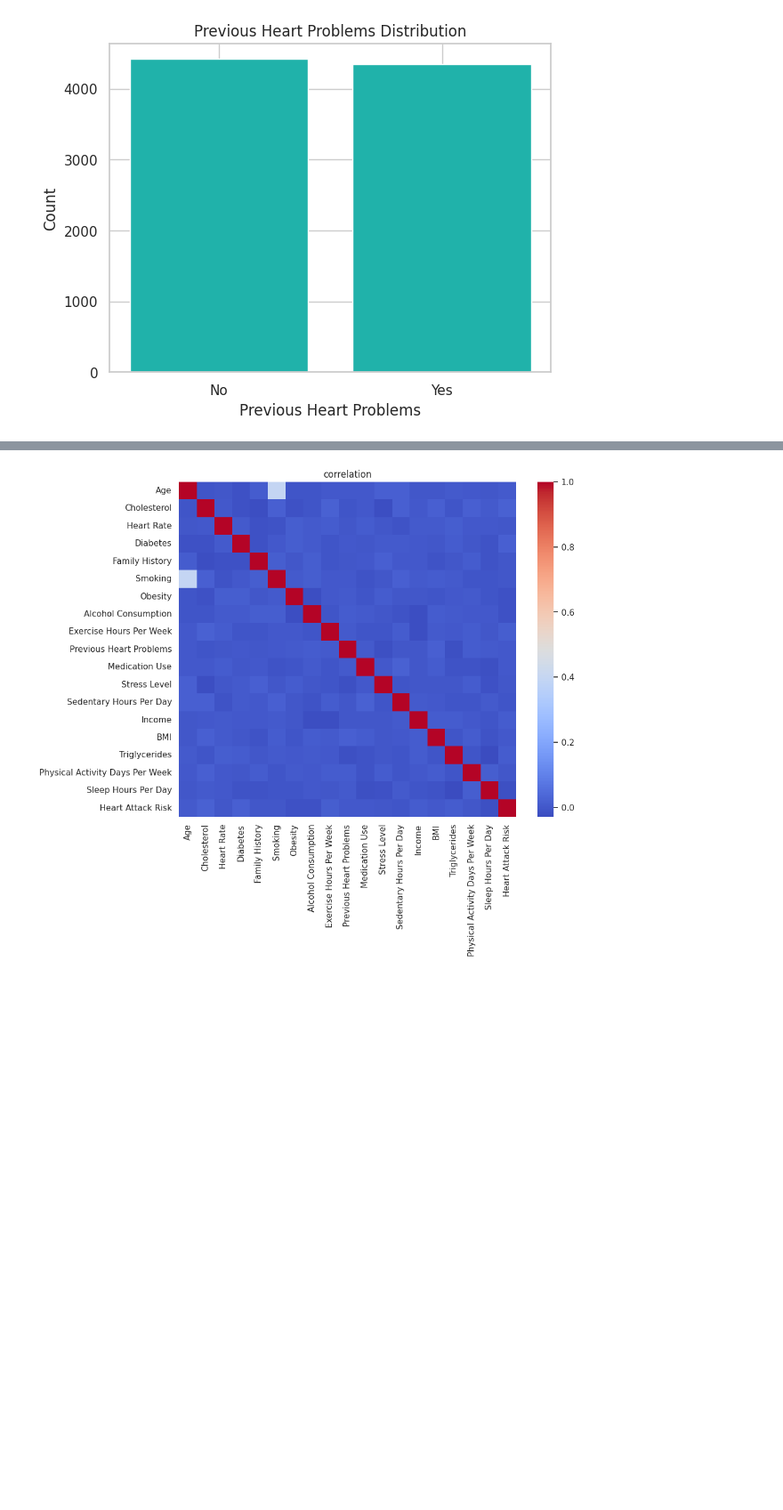
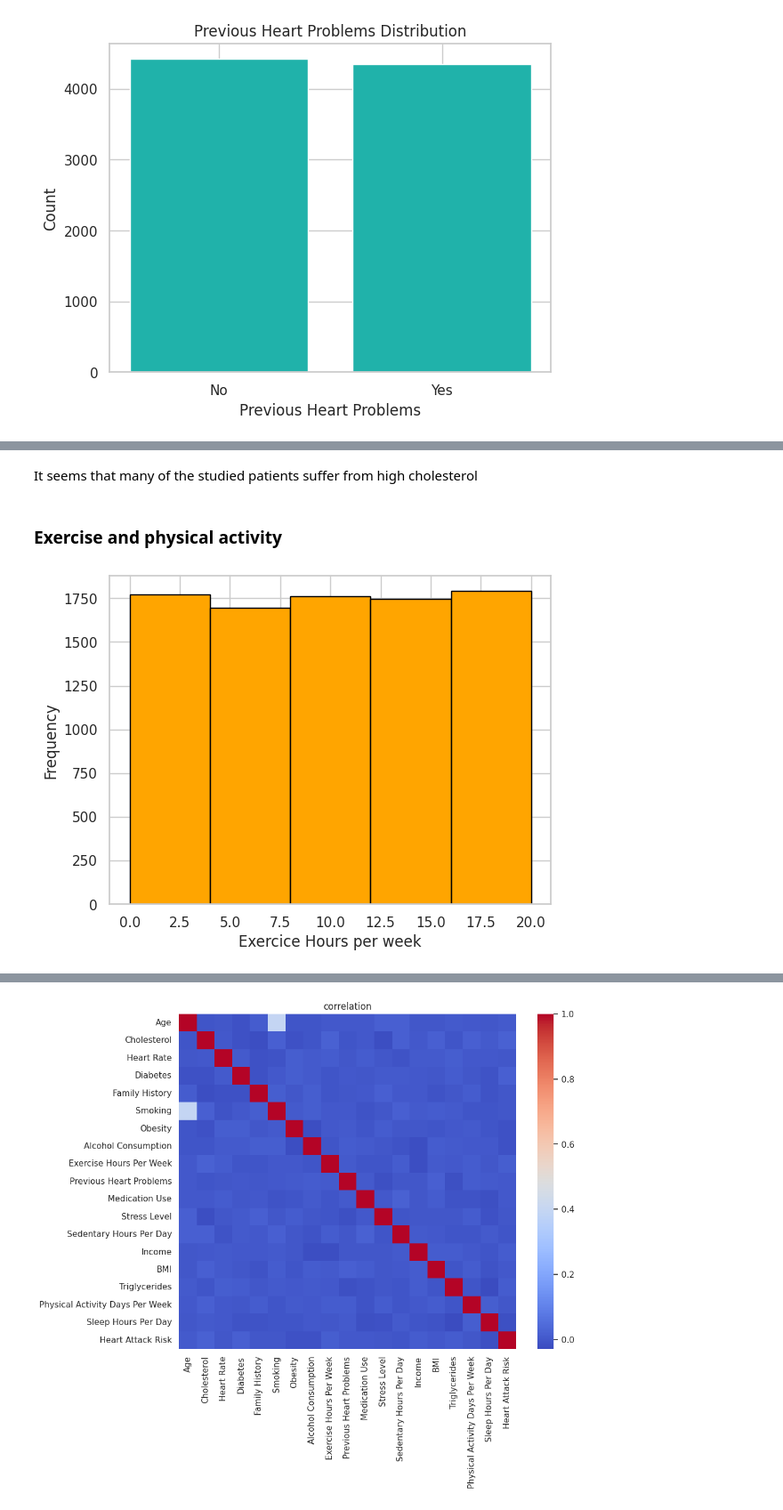
Before and after one commit to Aymanjeb/AAA-project, a Jupyter notebook: Data Analysis.ipynb, the cells around one changed output, grey strips where cells are left out. Shown: that part at 89% size. Cells and saved outputs as stored; diff of their text form; code cells hidden in the pictures; blank space fills up the shorter version.

```diff
--- a/Data Analysis.ipynb
+++ b/Data Analysis.ipynb
@@ -206,0 +232,11 @@ plt.show()
+# %% [markdown]
+It seems that many of the studied patients suffer from high cholesterol
+# %% [markdown]
+### Exercise and physical activity
+# %%
+plt.hist(data["Exercise Hours Per Week"], bins=5,color='orange', edgecolor='black')
+plt.xlabel('Exercice Hours per week')
+plt.ylabel('Frequency')
+plt.show()
+# %% [output]
+[figure, added]
```
Also changed, not shown: parts of 33 cells of this notebook.
